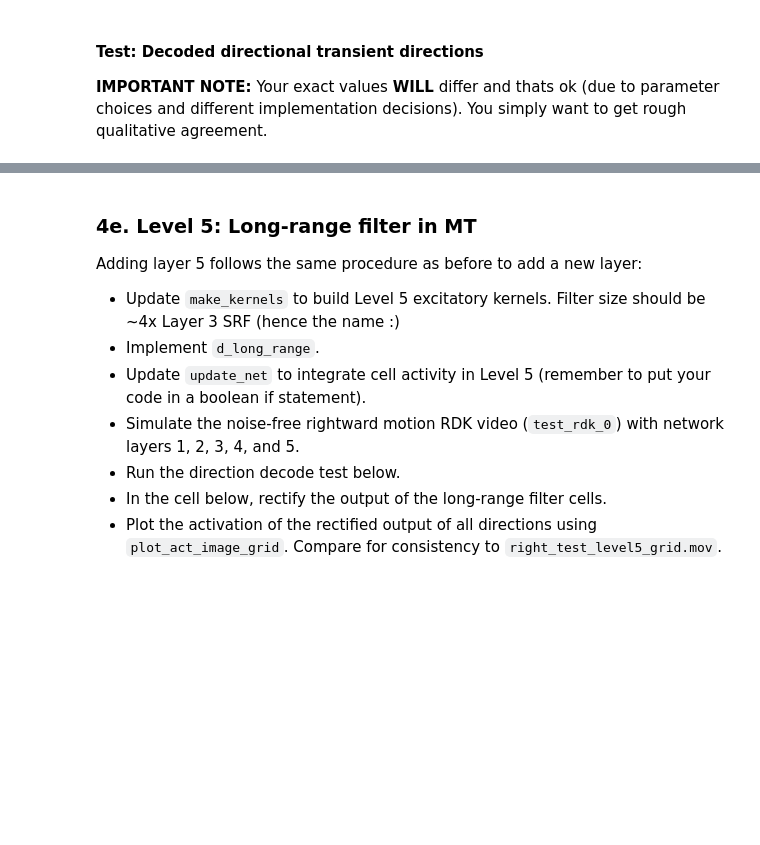
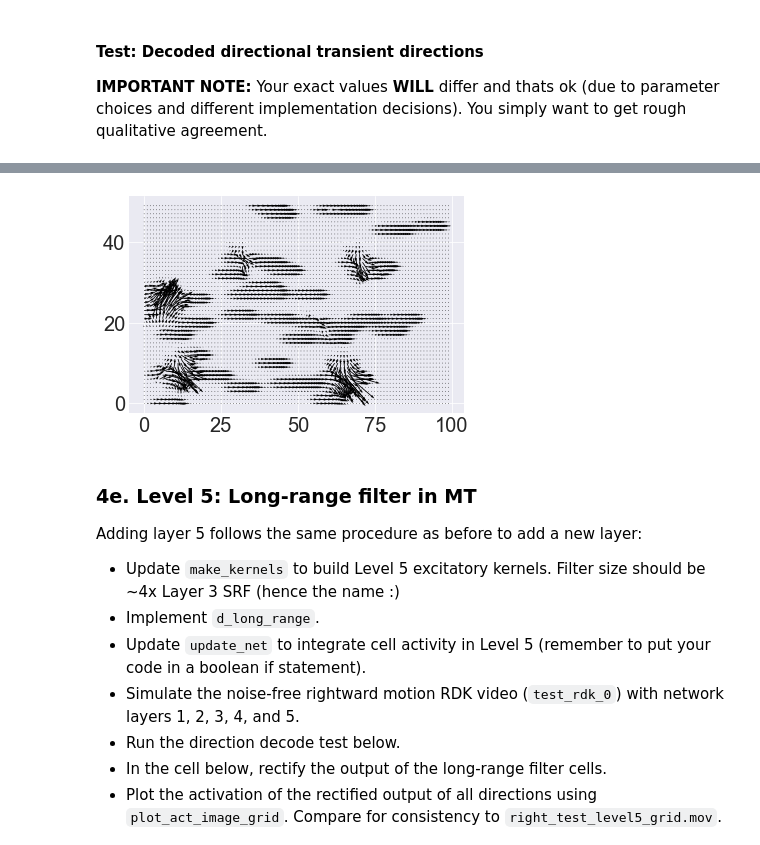
Before and after one commit to ejseal21/Computational-Neuroscience, a Jupyter notebook: Project4/motion_net_week_2.ipynb, the cells around one changed output, grey strips where cells are left out. Cells and saved outputs as stored; diff of their text form; code cells hidden in the pictures; blank space fills up the shorter version.

```diff
--- a/Project4/motion_net_week_2.ipynb
+++ b/Project4/motion_net_week_2.ipynb
@@ -155,5 +173,8 @@ print(f'Your decoded evidence for each direction at the end of the simulation is
 # %%
 # Your vector sum plot of the layer 4 output over time
+vector_sum_plot(net.comp_out, figSz=(18, 9), pause=0.01)
+# %% [output]
+[figure, added]
 # %% [markdown]
 ### 4e. Level 5: Long-range filter in MT
 
```
Also changed, not shown: parts of 8 cells of this notebook, 2 other files.
